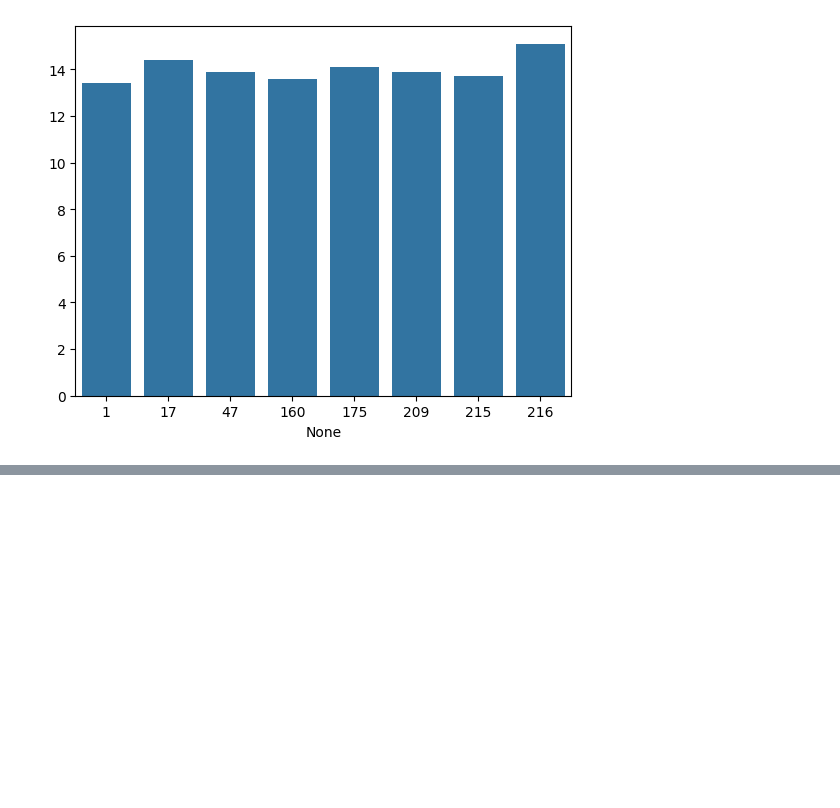
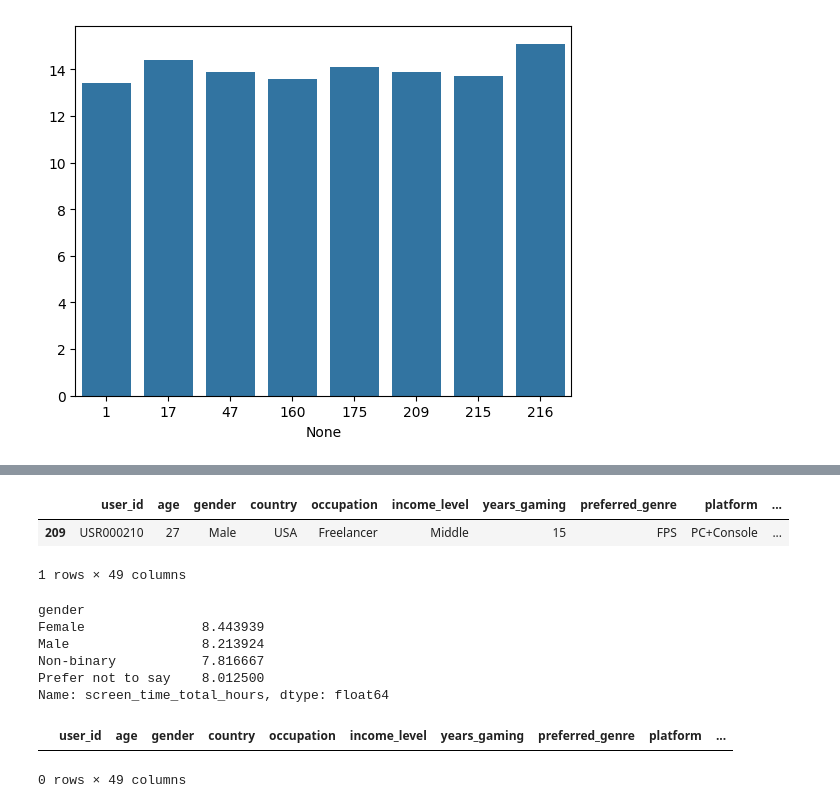
Before and after one commit to Bhoomi-raj/python, a Jupyter notebook: GAMING_ADDICTION/game_addict.ipynb, the cells around one changed output, grey strips where cells are left out. Cells and saved outputs as stored; diff of their text form; code cells hidden in the pictures; blank space fills up the shorter version.

```diff
--- a/GAMING_ADDICTION/game_addict.ipynb
+++ b/GAMING_ADDICTION/game_addict.ipynb
@@ -121,0 +169,17 @@ sns.barplot(x=top.index,y=top.values)
+# %%
+score = df["addiction_score"].max()
+df[df["addiction_score"]==score]
+# %% [output]
+|  | user_id | age | gender | country | occupation | income_level | years_gaming | preferred_genre | platform | ... |
+| 209 | USR000210 | 27 | Male | USA | Freelancer | Middle | 15 | FPS | PC+Console | ... |
+1 rows × 49 columns
+# %%
+bf = df.groupby("gender")
+bf["screen_time_total_hours"].mean()
+# %% [output]
+gender
+Female               8.443939
+Male                 8.213924
+Non-binary           7.816667
+Prefer not to say    8.012500
+Name: screen_time_total_hours, dtype: float64
@@ -121,0 +188,5 @@ sns.barplot(x=top.index,y=top.values)
+# %%
+df[df["screen_time_total_hours"]==mean]
+# %% [output]
+|  | user_id | age | gender | country | occupation | income_level | years_gaming | preferred_genre | platform | ... |
+0 rows × 49 columns
```
Also changed, not shown: parts of 5 cells of this notebook, 2 other files.
